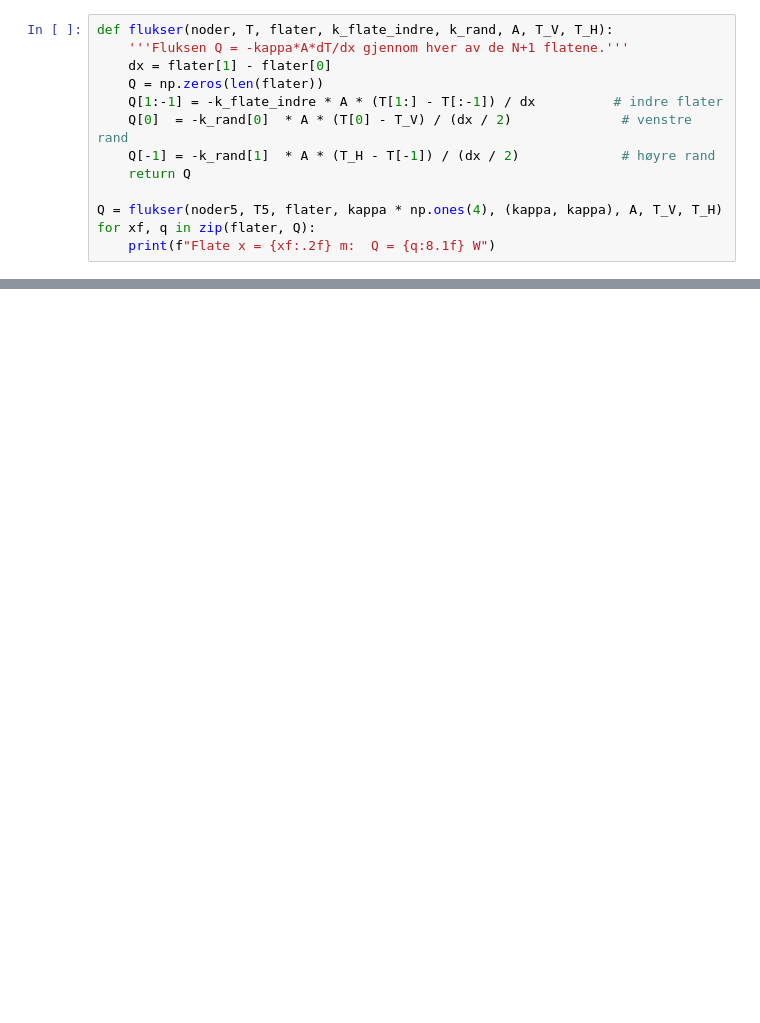
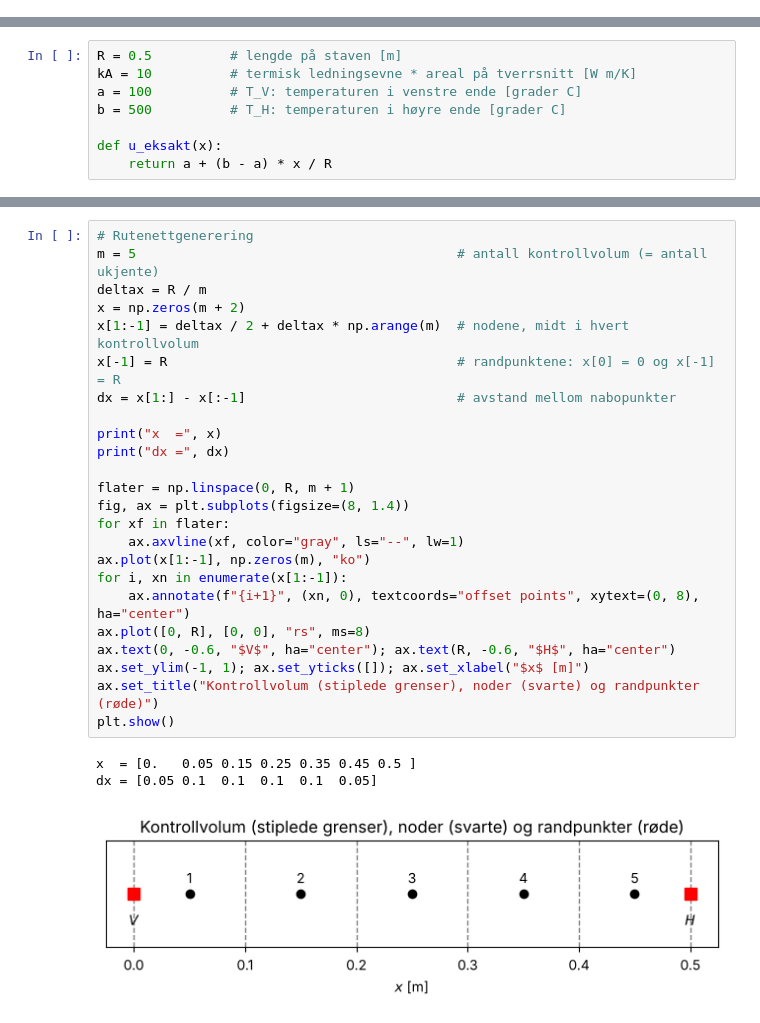
Before and after one commit to kosmoben/IMAA3012_TeachingMaterial, a Jupyter notebook: JupyterFiler/F23_EVM_1D_Diffusjon.ipynb, the cells around one changed output, grey strips where cells are left out. Saved outputs shown, nothing was run; the diff lists cells and outputs as text; blank space fills up the shorter version.

```diff
--- a/JupyterFiler/F23_EVM_1D_Diffusjon.ipynb
+++ b/JupyterFiler/F23_EVM_1D_Diffusjon.ipynb
@@ -200,13 +0,0 @@ I EVM regner vi ut fluksen gjennom hver flate med *samme* formel som vi brukte d
-# %%
-def flukser(noder, T, flater, k_flate_indre, k_rand, A, T_V, T_H):
-    '''Fluksen Q = -kappa*A*dT/dx gjennom hver av de N+1 flatene.'''
-    dx = flater[1] - flater[0]
-    Q = np.zeros(len(flater))
-    Q[1:-1] = -k_flate_indre * A * (T[1:] - T[:-1]) / dx          # indre flater
-    Q[0]  = -k_rand[0]  * A * (T[0] - T_V) / (dx / 2)              # venstre rand
-    Q[-1] = -k_rand[1]  * A * (T_H - T[-1]) / (dx / 2)             # høyre rand
-    return Q
-
-Q = flukser(noder5, T5, flater, kappa * np.ones(4), (kappa, kappa), A, T_V, T_H)
-for xf, q in zip(flater, Q):
-    print(f"Flate x = {xf:.2f} m:  Q = {q:8.1f} W")
@@ -286,0 +23,8 @@ blir løsningen eksakt. Grunnen er at fluksen mellom $P$ og $E$ må gjennom to h
+# %%
+R = 0.5          # lengde på staven [m]
+kA = 10          # termisk ledningsevne * areal på tverrsnitt [W m/K]
+a = 100          # T_V: temperaturen i venstre ende [grader C]
+b = 500          # T_H: temperaturen i høyre ende [grader C]
+
+def u_eksakt(x):
+    return a + (b - a) * x / R
@@ -286,0 +41,28 @@ blir løsningen eksakt. Grunnen er at fluksen mellom $P$ og $E$ må gjennom to h
+# %%
+# Rutenettgenerering
+m = 5                                         # antall kontrollvolum (= antall ukjente)
+deltax = R / m
+x = np.zeros(m + 2)
+x[1:-1] = deltax / 2 + deltax * np.arange(m)  # nodene, midt i hvert kontrollvolum
+x[-1] = R                                     # randpunktene: x[0] = 0 og x[-1] = R
+dx = x[1:] - x[:-1]                           # avstand mellom nabopunkter
+
+print("x  =", x)
+print("dx =", dx)
+
+flater = np.linspace(0, R, m + 1)
+fig, ax = plt.subplots(figsize=(8, 1.4))
+for xf in flater:
+    ax.axvline(xf, color="gray", ls="--", lw=1)
+ax.plot(x[1:-1], np.zeros(m), "ko")
+for i, xn in enumerate(x[1:-1]):
+    ax.annotate(f"{i+1}", (xn, 0), textcoords="offset points", xytext=(0, 8), ha="center")
+ax.plot([0, R], [0, 0], "rs", ms=8)
+ax.text(0, -0.6, "$V$", ha="center"); ax.text(R, -0.6, "$H$", ha="center")
+ax.set_ylim(-1, 1); ax.set_yticks([]); ax.set_xlabel("$x$ [m]")
+ax.set_title("Kontrollvolum (stiplede grenser), noder (svarte) og randpunkter (røde)")
+plt.show()
+# %% [output]
+x  = [0.   0.05 0.15 0.25 0.35 0.45 0.5 ]
+dx = [0.05 0.1  0.1  0.1  0.1  0.05]
+[figure, added]
```
Also changed, not shown: parts of 34 cells of this notebook, 14 other files.
